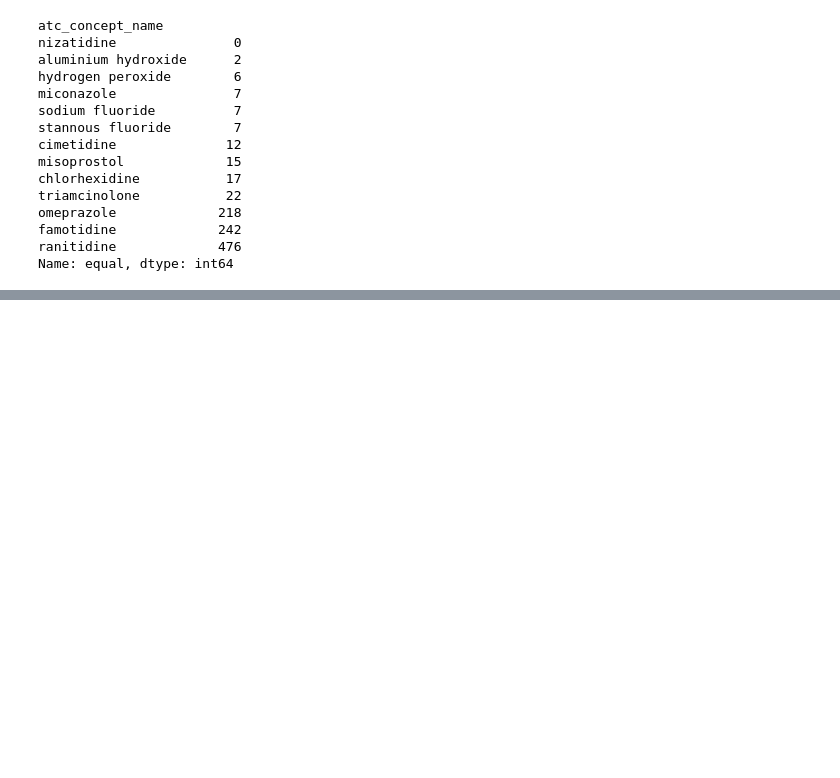
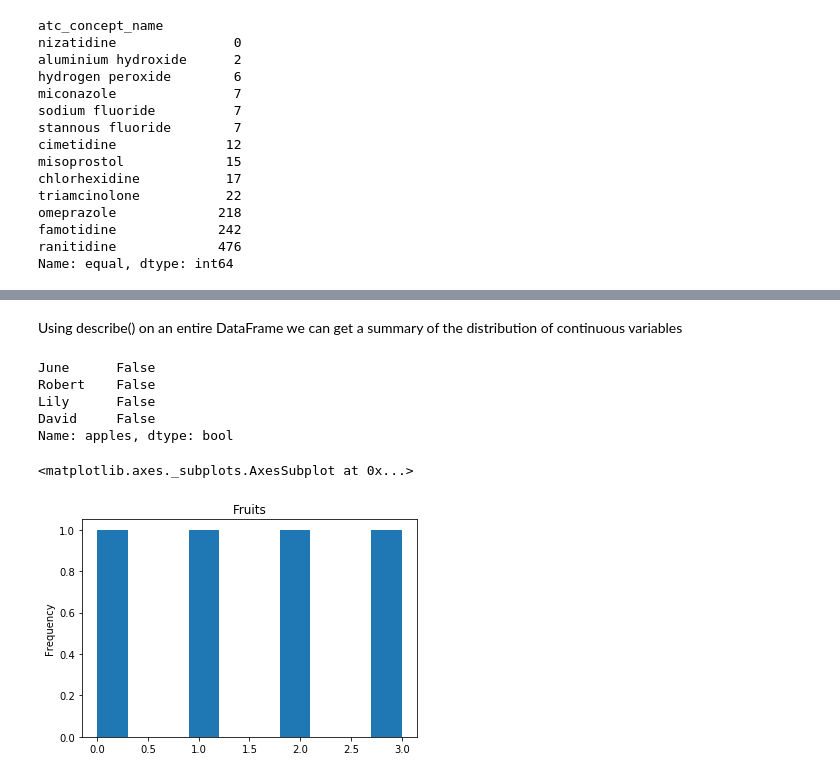
Before and after one commit to veronikabreton/smri2020, a Jupyter notebook: ntbks/python/My_First_Notebook.ipynb, the cells around one changed output, grey strips where cells are left out. Drawn from its saved outputs; the diff is of its cells as text; code cells hidden in the pictures; blank space fills up the shorter version.

```diff
--- a/ntbks/python/My_First_Notebook.ipynb
+++ b/ntbks/python/My_First_Notebook.ipynb
@@ -256,3 +265,8 @@ omeprazole             218
 famotidine             242
 ranitidine             476
 Name: equal, dtype: int64
+# %%
+data = {
+    "apples" : [3,2,0,1],
+    "oranges" : [0,3,7,2]
+}
@@ -258,0 +282,3 @@ Name: equal, dtype: int64
+# %%
+purchases = pd.DataFrame(data, index= ["June", "Robert", "Lily", "David"])
+purchases
@@ -258,0 +325,16 @@ Name: equal, dtype: int64
+# %% [markdown]
+Using describe() on an entire DataFrame we can get a summary of the distribution of continuous variables
+# %%
+condition = (purchases["apples"] == "oranges")
+condition.head()
+# %% [output]
+June      False
+Robert    False
+Lily      False
+David     False
+Name: apples, dtype: bool
+# %%
+purchases["apples"].plot(kind="hist", title= "Fruits")
+# %% [output]
+<matplotlib.axes._subplots.AxesSubplot at 0x...>
+[figure, added]
```
Also changed, not shown: parts of 50 cells of this notebook, 1 other file.
